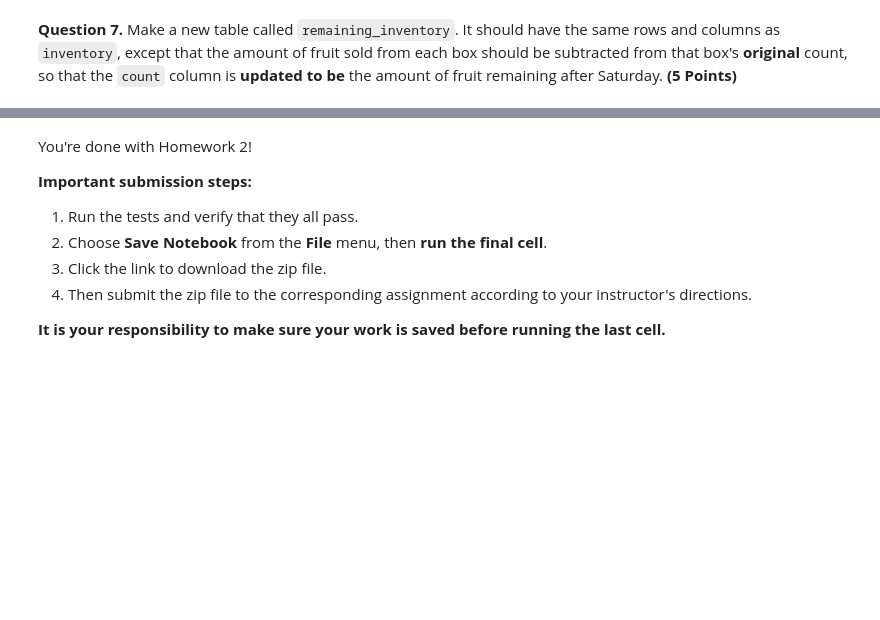
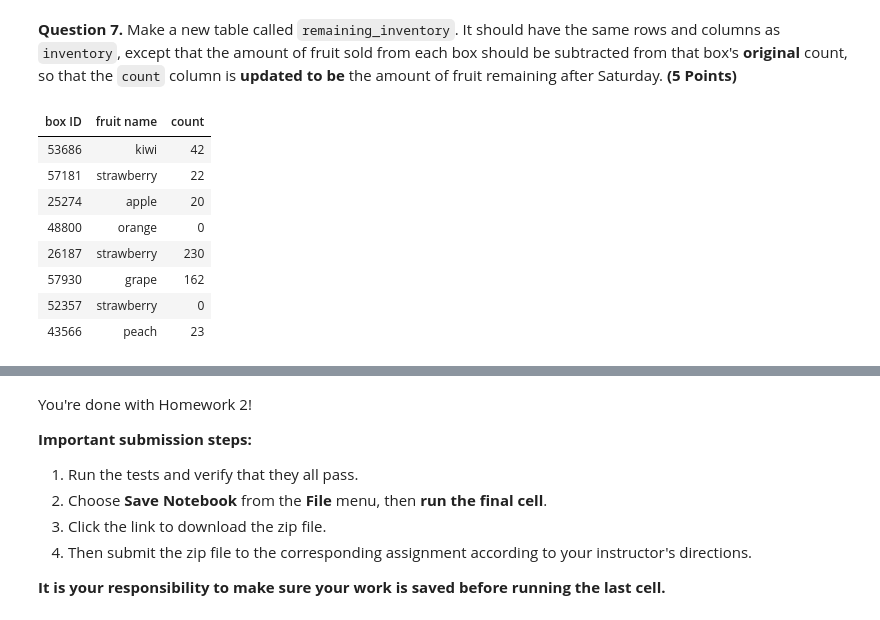
Before and after one commit to ie925155/materials-sp22, a Jupyter notebook: hw/hw02/hw02.ipynb, the cells around one changed output, grey strips where cells are left out. Cells and saved outputs as stored; diff of their text form; code cells hidden in the pictures; blank space fills up the shorter version.

Commit message:
implement hw03 and remaining hw02

```diff
--- a/hw/hw02/hw02.ipynb
+++ b/hw/hw02/hw02.ipynb
@@ -439,2 +439,17 @@ remaining_inventory
+# %%
+remaining_inventory = inventory #inventory.column('count') - sales.column('count sold')
+remaining_inventory = remaining_inventory.with_columns('remaining', inventory.column('count') - sales.column('count sold')).drop('count')
+remaining_inventory = remaining_inventory.relabeled('remaining', 'count')
+remaining_inventory
+# %% [output]
+| box ID | fruit name | count |
+| 53686 | kiwi | 42 |
+| 57181 | strawberry | 22 |
+| 25274 | apple | 20 |
+| 48800 | orange | 0 |
+| 26187 | strawberry | 230 |
+| 57930 | grape | 162 |
+| 52357 | strawberry | 0 |
+| 43566 | peach | 23 |
 # %%
 grader.check("q5_7")
```
Also changed, not shown: parts of 8 cells of this notebook, 1 other file.
